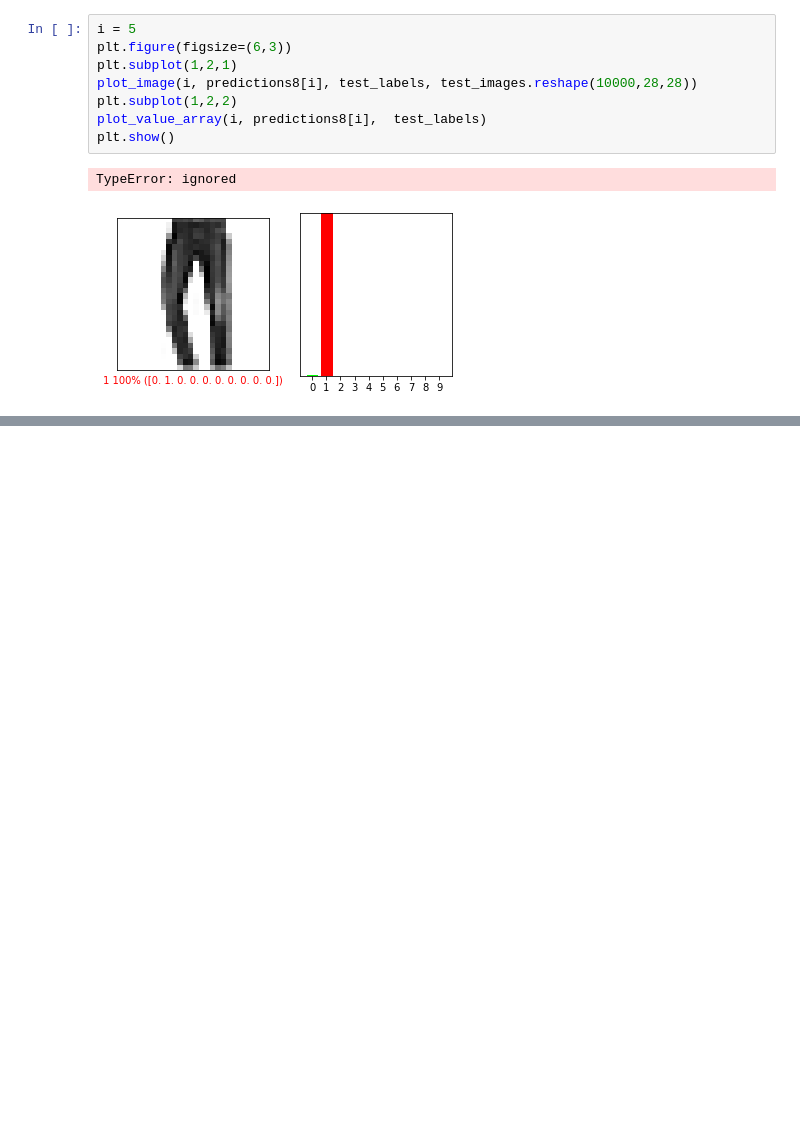
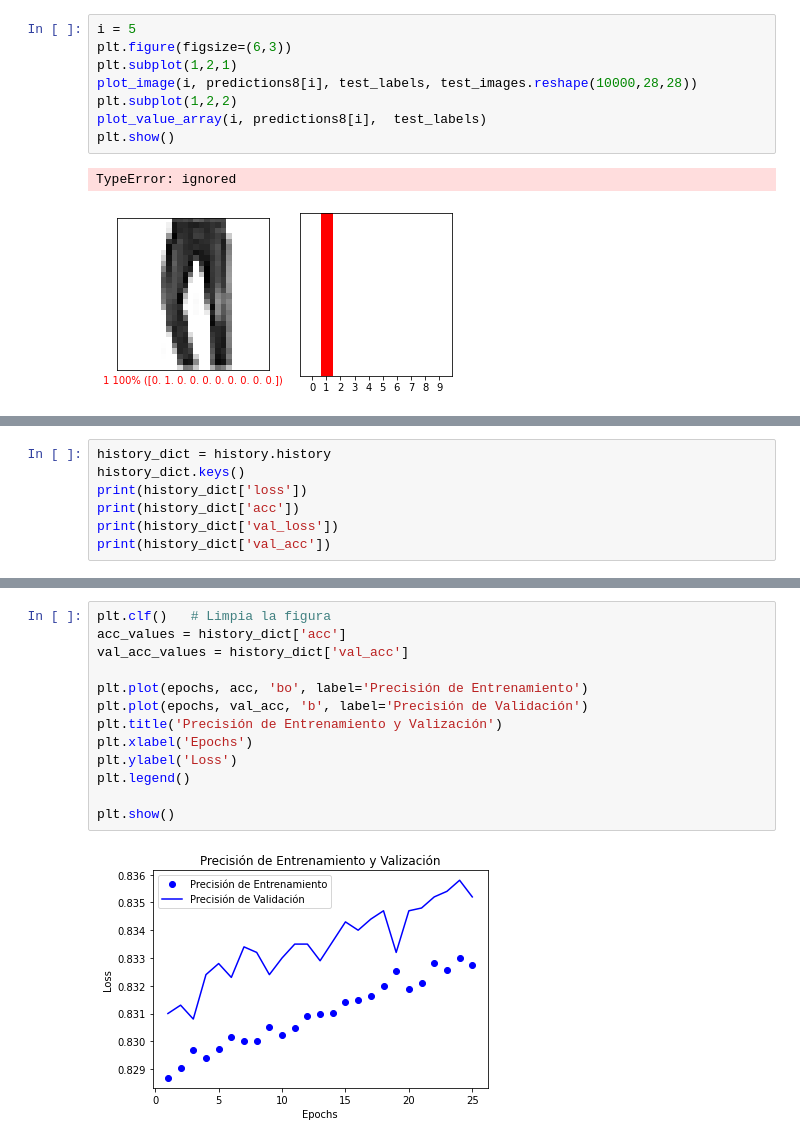
Before and after one commit to ElenaGomezB/AA_PRACTICA1_GRUPO_10, a Jupyter notebook: Untitled0.ipynb, the cells around one changed output, grey strips where cells are left out. Cells and saved outputs as stored; diff of their text form; blank space fills up the shorter version.

```diff
--- a/Untitled0.ipynb
+++ b/Untitled0.ipynb
@@ -601,0 +664,7 @@ NameError: ignored
+# %%
+history_dict = history.history
+history_dict.keys()
+print(history_dict['loss'])
+print(history_dict['acc'])
+print(history_dict['val_loss'])
+print(history_dict['val_acc'])
@@ -601,0 +698,15 @@ NameError: ignored
+# %%
+plt.clf()   # Limpia la figura
+acc_values = history_dict['acc']
+val_acc_values = history_dict['val_acc']
+
+plt.plot(epochs, acc, 'bo', label='Precisión de Entrenamiento')
+plt.plot(epochs, val_acc, 'b', label='Precisión de Validación')
+plt.title('Precisión de Entrenamiento y Valización')
+plt.xlabel('Epochs')
+plt.ylabel('Loss')
+plt.legend()
+
+plt.show()
+# %% [output]
+[figure, added]
```
Also changed, not shown: parts of 22 cells of this notebook.
